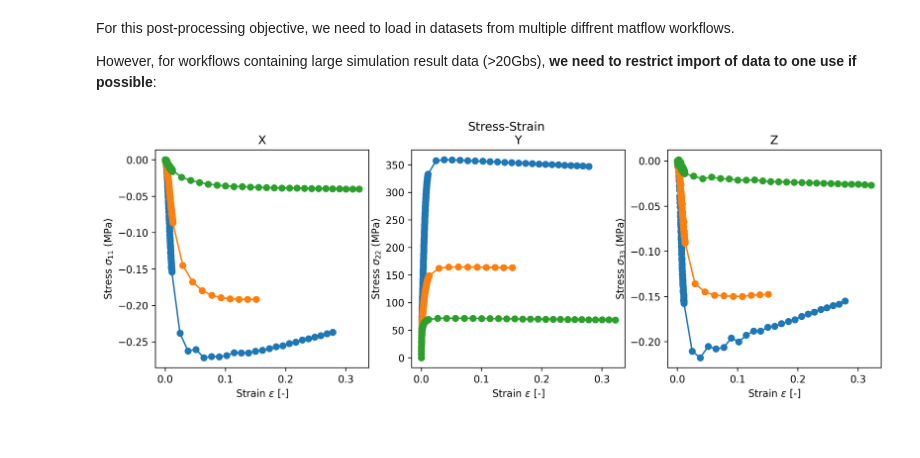
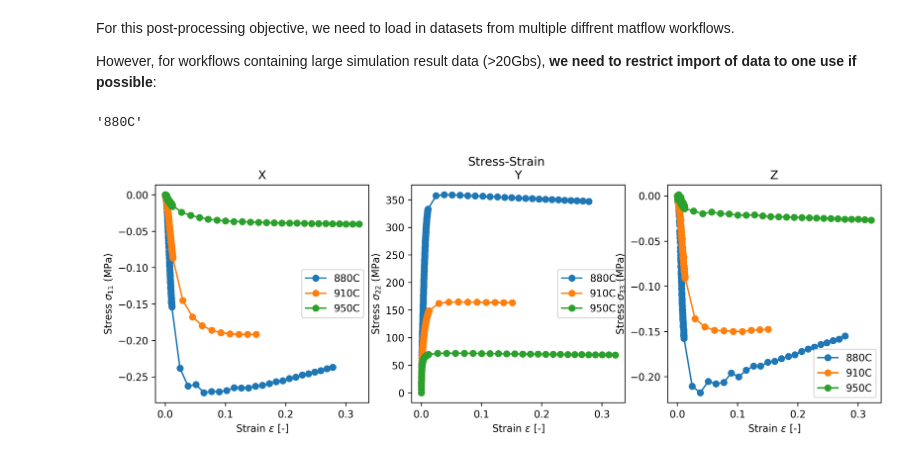
Before and after one commit to LightForm-group/Diffraction-postprocessing, a Jupyter notebook: comparison_of_workflows.ipynb, the cells around one changed output. Saved outputs shown, nothing was run; the diff lists cells and outputs as text; code cells hidden in the pictures.

Commit message:
Stress strain comparisons legends

```diff
--- a/comparison_of_workflows.ipynb
+++ b/comparison_of_workflows.ipynb
@@ -35,23 +35,28 @@ workflow_dir_3 = "/mnt/iusers01/jf01/y15576gb/\
 postprocessing/\
 011_Ti64_TIFUN-T4_TD_950C_DeformY64x_1mms-1_2023-04-03-141901/"
 workflow_dirs = [workflow_dir_1, workflow_dir_2, workflow_dir_3]
+# %%
+workflow_dirs[0][64:-37]
+# %% [output]
+'880C'
 # %%
 %matplotlib inline
 
 fig, axs = plt.subplots(1,3, figsize=(13, 4), dpi=300, facecolor='w')
 fig.suptitle('Stress-Strain')
 
 for i, axis in enumerate(["X", "Y", "Z"]): # loop over axes directions
     for workflow_dir in workflow_dirs:
         stress_strain = pickle.load(open(workflow_dir+'stress_strain.pkl', 'rb'))
 
         stress = stress_strain[axis]['stress']
         strain = stress_strain[axis]['strain']
 
-        axs[i].plot(strain, stress, linestyle='solid', marker='o')
+        axs[i].plot(strain, stress, linestyle='solid', marker='o', label=workflow_dir[64:-37])
         axs[i].title.set_text(f"{axis}")
         axs[i].set_facecolor("white")
         axs[i].set_xlabel(f"Strain $\epsilon$ [-]")
         axs[i].set_ylabel(f"Stress $\sigma_{{{str(i+1)}{str(i+1)}}}$ (MPa)")
+        axs[i].legend()
 # %% [output]
-[figure, old version]
+[figure, new version]
```
